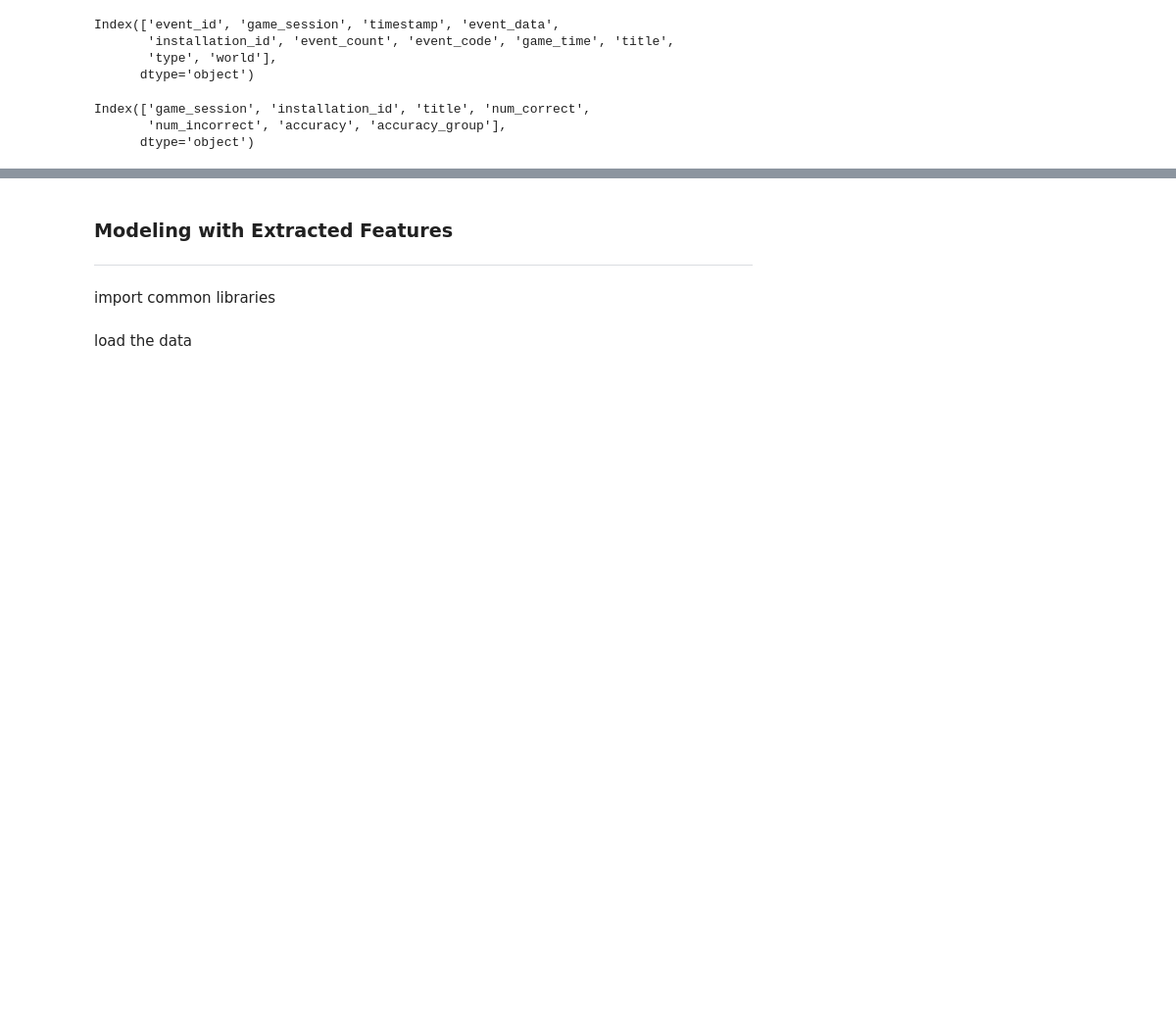
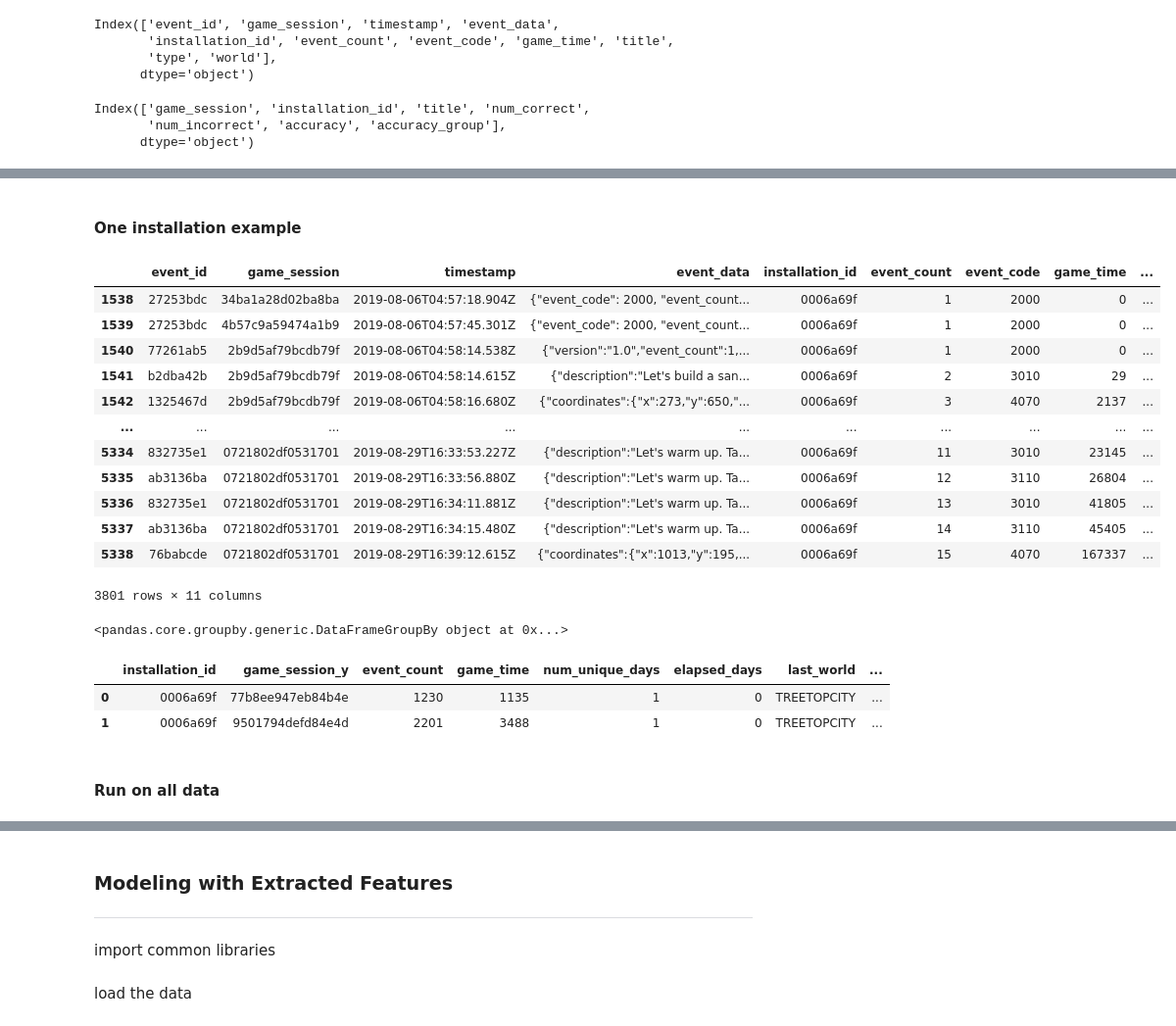
Before and after one commit to skylerroh/kaggle-educational-app-predictions, a Jupyter notebook: W207_Final_Project_Baseline.ipynb, the cells around one changed output, grey strips where cells are left out. Shown: that part at 98% size. Saved outputs shown, nothing was run; the diff lists cells and outputs as text; code cells hidden in the pictures; blank space fills up the shorter version.

```diff
--- a/W207_Final_Project_Baseline.ipynb
+++ b/W207_Final_Project_Baseline.ipynb
@@ -563,0 +506,18 @@ feats['game_time'] = feats['game_time'] / 1000
+# %% [markdown]
+#### One installation example
+# %%
+train[(train.installation_id == '0006a69f')]
+# %% [output]
+|  | event_id | game_session | timestamp | event_data | installation_id | event_count | event_code | game_time | ... |
+| 1538 | 27253bdc | 34ba1a28d02ba8ba | 2019-08-06T04:57:18.904Z | {"event_code": 2000, "event_count... | 0006a69f | 1 | 2000 | 0 | ... |
+| 1539 | 27253bdc | 4b57c9a59474a1b9 | 2019-08-06T04:57:45.301Z | {"event_code": 2000, "event_count... | 0006a69f | 1 | 2000 | 0 | ... |
+| 1540 | 77261ab5 | 2b9d5af79bcdb79f | 2019-08-06T04:58:14.538Z | {"version":"1.0","event_count":1,... | 0006a69f | 1 | 2000 | 0 | ... |
+| 1541 | b2dba42b | 2b9d5af79bcdb79f | 2019-08-06T04:58:14.615Z | {"description":"Let's build a san... | 0006a69f | 2 | 3010 | 29 | ... |
+| 1542 | 1325467d | 2b9d5af79bcdb79f | 2019-08-06T04:58:16.680Z | {"coordinates":{"x":273,"y":650,"... | 0006a69f | 3 | 4070 | 2137 | ... |
+| ... | ... | ... | ... | ... | ... | ... | ... | ... | ... |
+| 5334 | 832735e1 | 0721802df0531701 | 2019-08-29T16:33:53.227Z | {"description":"Let's warm up. Ta... | 0006a69f | 11 | 3010 | 23145 | ... |
+| 5335 | ab3136ba | 0721802df0531701 | 2019-08-29T16:33:56.880Z | {"description":"Let's warm up. Ta... | 0006a69f | 12 | 3110 | 26804 | ... |
+| 5336 | 832735e1 | 0721802df0531701 | 2019-08-29T16:34:11.881Z | {"description":"Let's warm up. Ta... | 0006a69f | 13 | 3010 | 41805 | ... |
+| 5337 | ab3136ba | 0721802df0531701 | 2019-08-29T16:34:15.480Z | {"description":"Let's warm up. Ta... | 0006a69f | 14 | 3110 | 45405 | ... |
+| 5338 | 76babcde | 0721802df0531701 | 2019-08-29T16:39:12.615Z | {"coordinates":{"x":1013,"y":195,... | 0006a69f | 15 | 4070 | 167337 | ... |
+3801 rows × 11 columns
@@ -563,0 +527,4 @@ feats['game_time'] = feats['game_time'] / 1000
+# %%
+groups
+# %% [output]
+<pandas.core.groupby.generic.DataFrameGroupBy object at 0x...>
@@ -563,0 +535,8 @@ feats['game_time'] = feats['game_time'] / 1000
+# %%
+feats
+# %% [output]
+|  | installation_id | game_session_y | event_count | game_time | num_unique_days | elapsed_days | last_world | ... |
+| 0 | 0006a69f | 77b8ee947eb84b4e | 1230 | 1135 | 1 | 0 | TREETOPCITY | ... |
+| 1 | 0006a69f | 9501794defd84e4d | 2201 | 3488 | 1 | 0 | TREETOPCITY | ... |
+# %% [markdown]
+#### Run on all data
```
Also changed, not shown: parts of 43 cells of this notebook.
